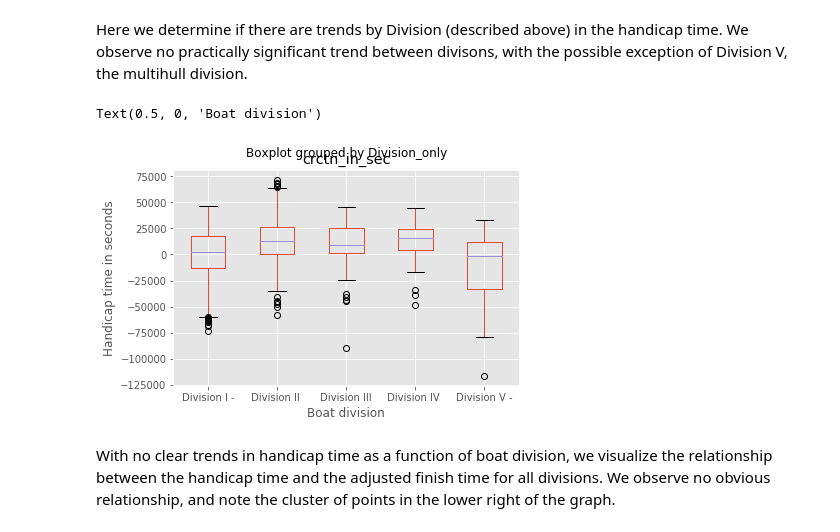
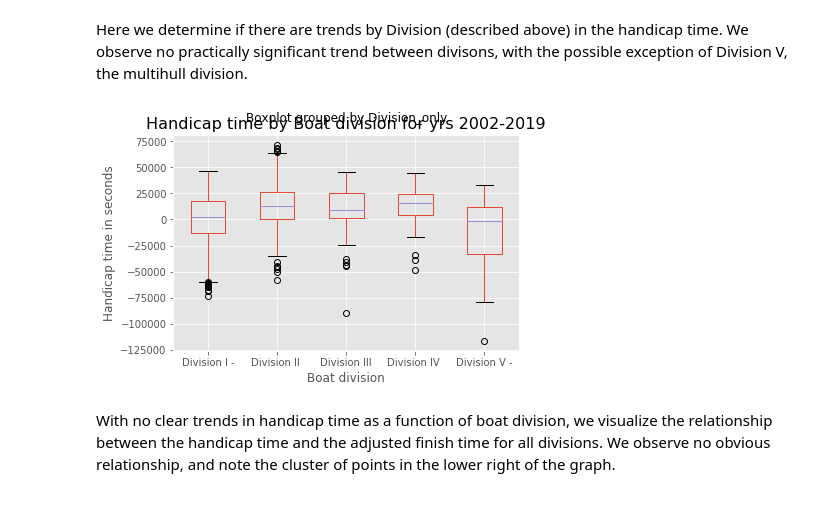
Before and after one commit to devens-mn/Devens_NYCDSA_Web_Scrape, a Jupyter notebook: Devens_NYCDSA_webscrape_v2.ipynb, the cells around one changed output. Saved outputs shown, nothing was run; the diff lists cells and outputs as text; code cells hidden in the pictures.

```diff
--- a/Devens_NYCDSA_webscrape_v2.ipynb
+++ b/Devens_NYCDSA_webscrape_v2.ipynb
@@ -54,11 +56,8 @@ Text(0.5, 1.0, 'Handicap time for yrs 2002-2019')
 # %% [markdown]
 Here we determine if there are trends by Division (described above) in the handicap time.  We observe no practically significant trend between divisons, with the possible exception of Division V, the multihull division.
-# %%
-merge_sail_winsor.boxplot(by='Division_only', column='crctn_in_sec')
-plt.ylabel('Handicap time in seconds')
-plt.xlabel('Boat division')
-# %% [output]
-Text(0.5, 0, 'Boat division')
-[figure, removed]
+# %%
+sail_box_plot(sail_data_winsor, 'Handicap time', 'Boat division')
+# %% [output]
+[figure, added]
 # %% [markdown]
 With no clear trends in handicap time as a function of boat division, we visualize the relationship between the handicap time and the adjusted finish time for all divisions. We observe no obvious relationship, and note the cluster of points in the lower right of the graph.
```
Also changed, not shown: parts of 62 cells of this notebook, 2 other files.
